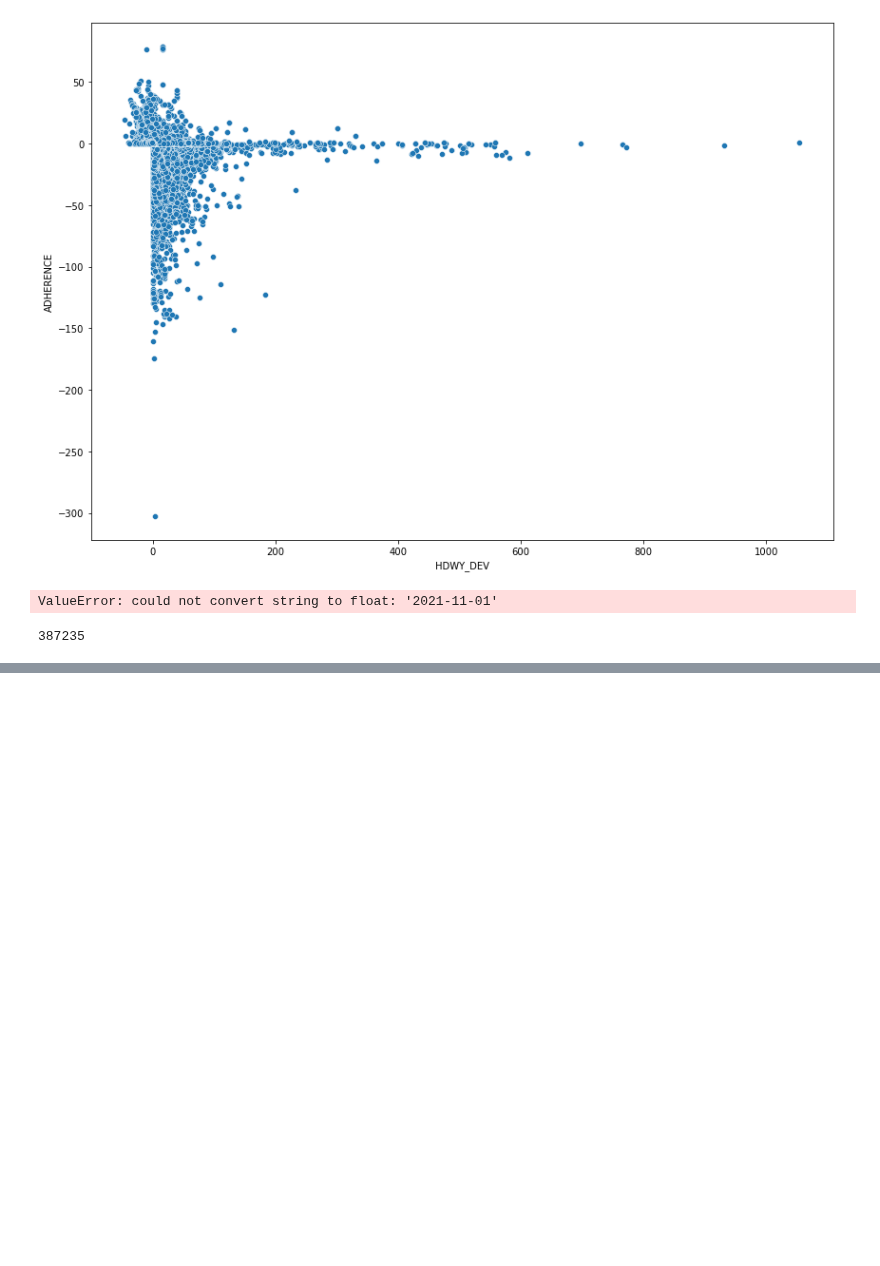
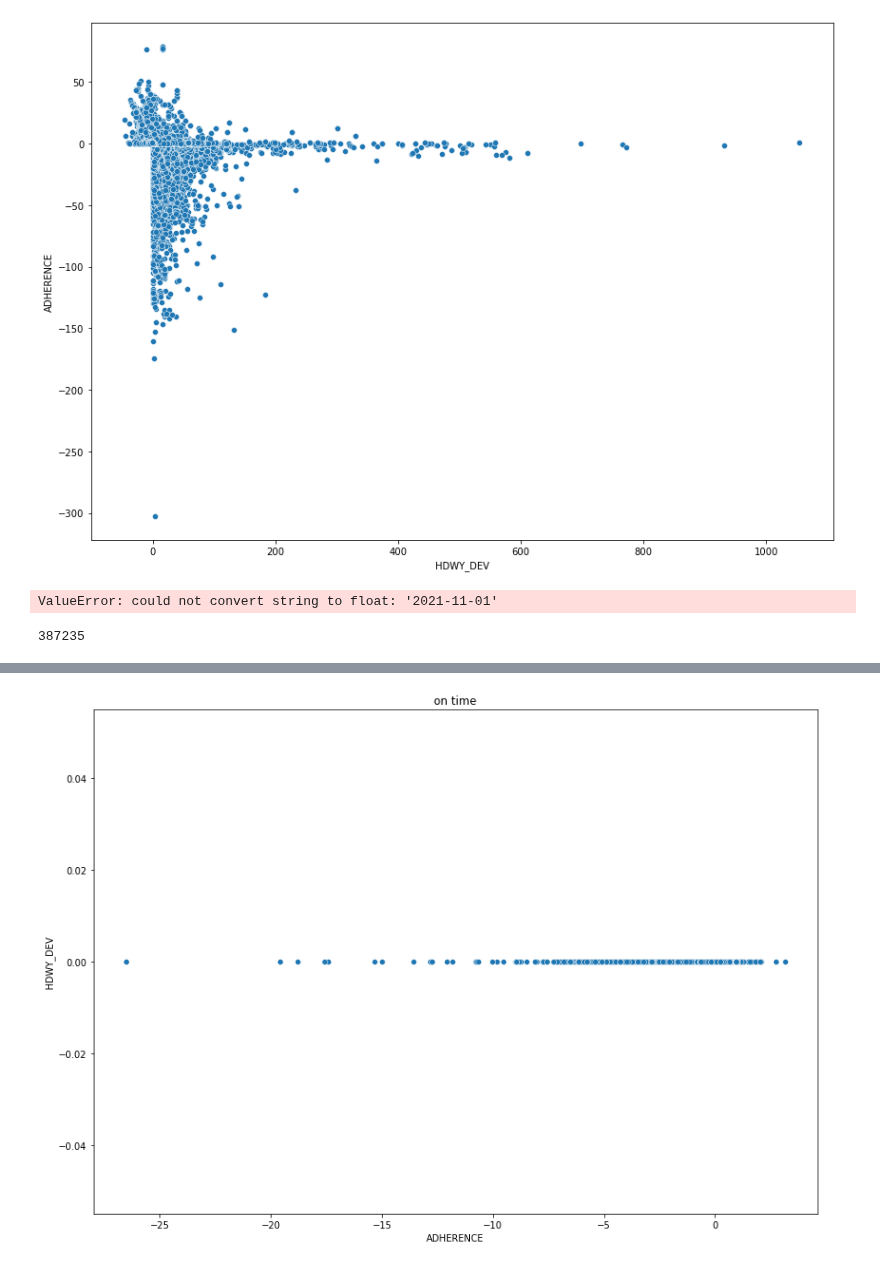
Before and after one commit to NSS-Data-Analytics-Cohort-7/wego-grumpy-concat, a Jupyter notebook: notebooks/grumpy_concat_wego.ipynb, the cells around one changed output, grey strips where cells are left out. Cells and saved outputs as stored; diff of their text form; code cells hidden in the pictures; blank space fills up the shorter version.

```diff
--- a/notebooks/grumpy_concat_wego.ipynb
+++ b/notebooks/grumpy_concat_wego.ipynb
@@ -729,0 +744,8 @@ late_test.isnull().sum()
+# %%
+df=on_time_hdwy
+fig, ax=plt.subplots(figsize=(14,10))
+sns.scatterplot(data=df, x = 'ADHERENCE', y = 'HDWY_DEV', sizes=(20,2000))
+plt.title('on time')
+plt.show()
+# %% [output]
+[figure, added]
```
Also changed, not shown: parts of 39 cells of this notebook.
